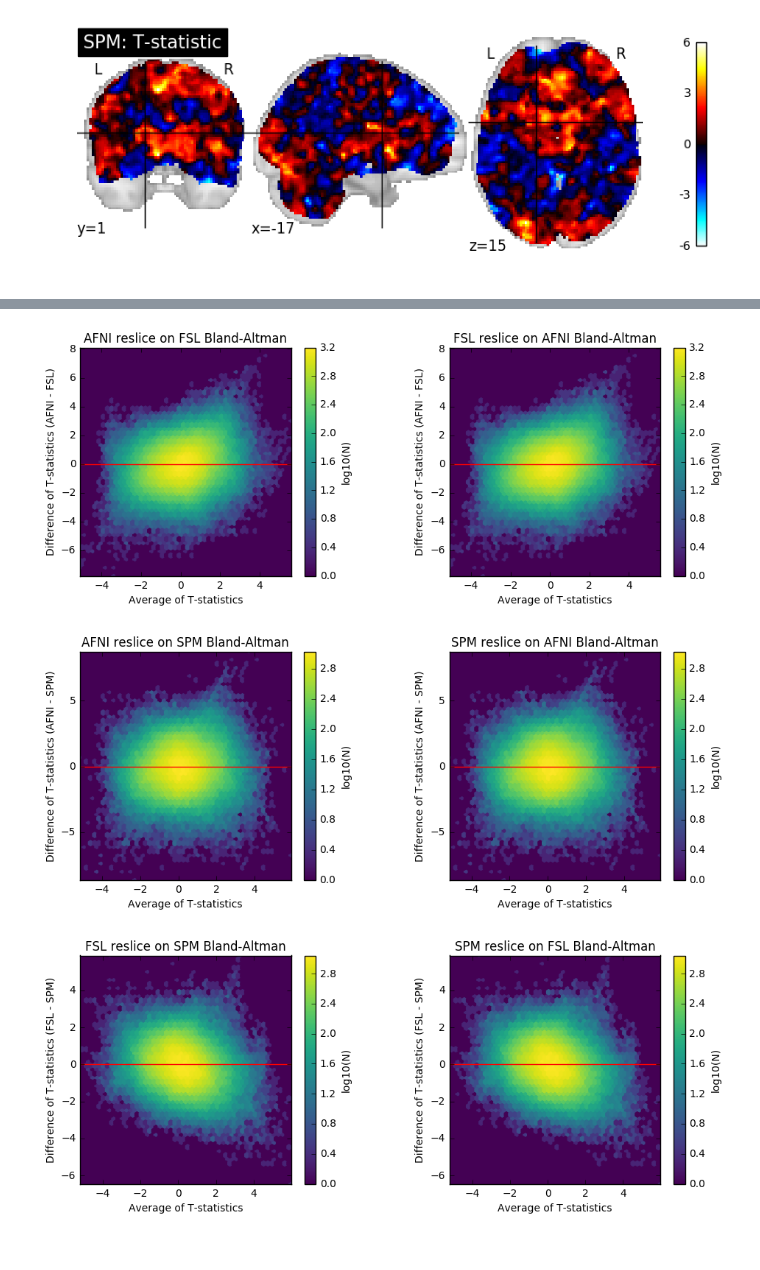
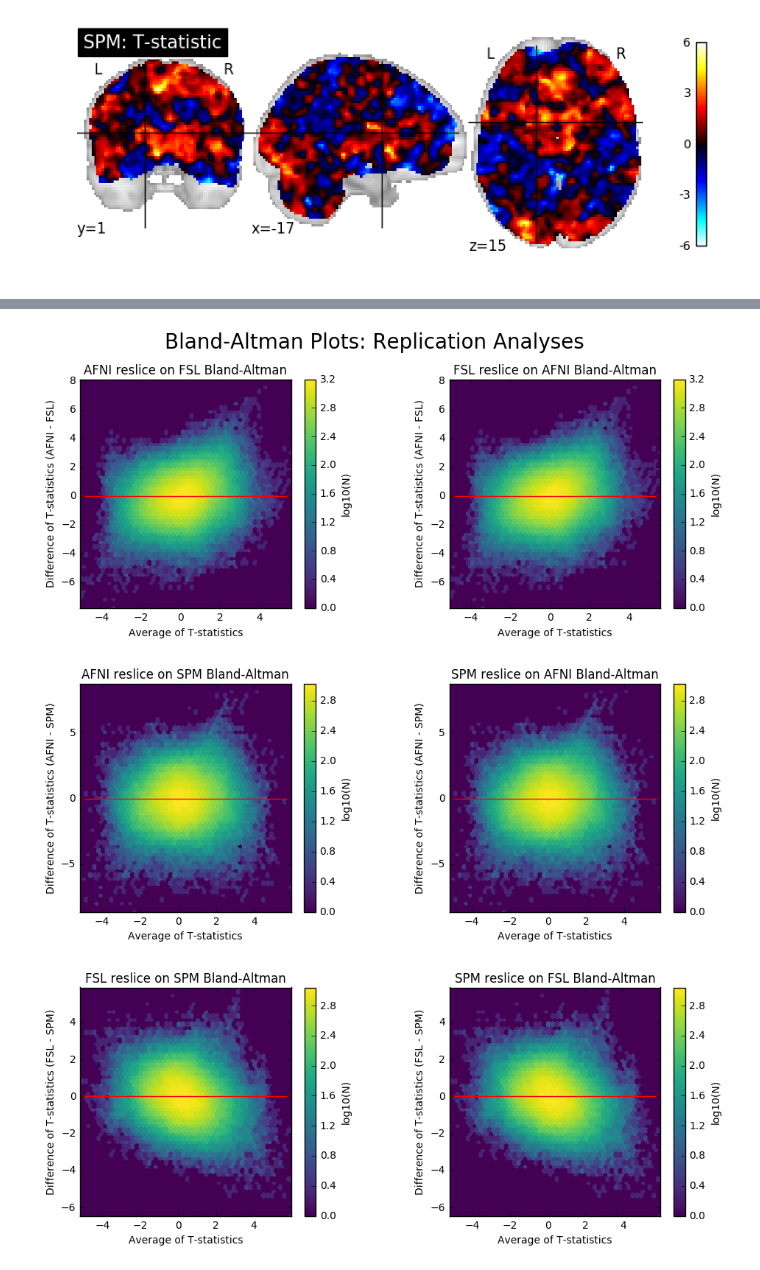
Before and after one commit to NISOx-BDI/Software_Comparison, a Jupyter notebook: ds001_notebook.ipynb, the cells around one changed output, grey strips where cells are left out. Cells and saved outputs as stored; diff of their text form; code cells hidden in the pictures.

```diff
--- a/ds001_notebook.ipynb
+++ b/ds001_notebook.ipynb
@@ -276,12 +276,12 @@ euler_characteristics.euler_characteristics(euler_chars)
 # %%
 from lib import bland_altman
 reload(bland_altman)
-bland_altman.bland_altman(afni_stat_file, spm_stat_file,
+bland_altman.bland_altman('Bland-Altman Plots: Replication Analyses', afni_stat_file, spm_stat_file,
              afni_reslice_spm, afni_spm_reslice,
              fsl_stat_file, fsl_reslice_spm,
              afni_fsl_reslice, afni_reslice_fsl, fsl_spm_reslice)
 # %% [output]
-[figure, old version]
+[figure, new version]
 [figure]
 [figure]
 # %%
```
Also changed, not shown: parts of 4 cells of this notebook, 4 other files.
